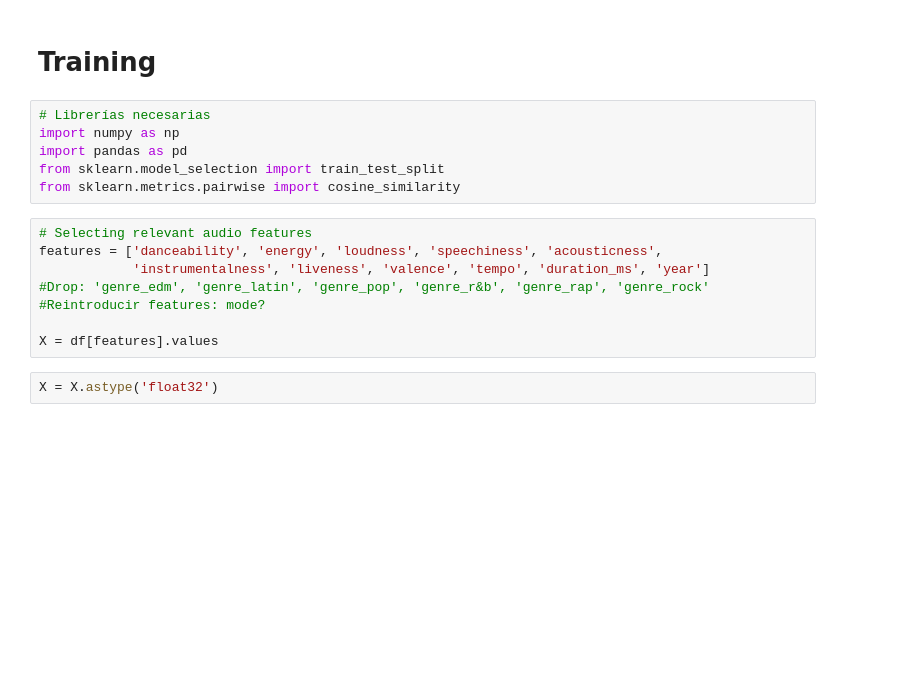
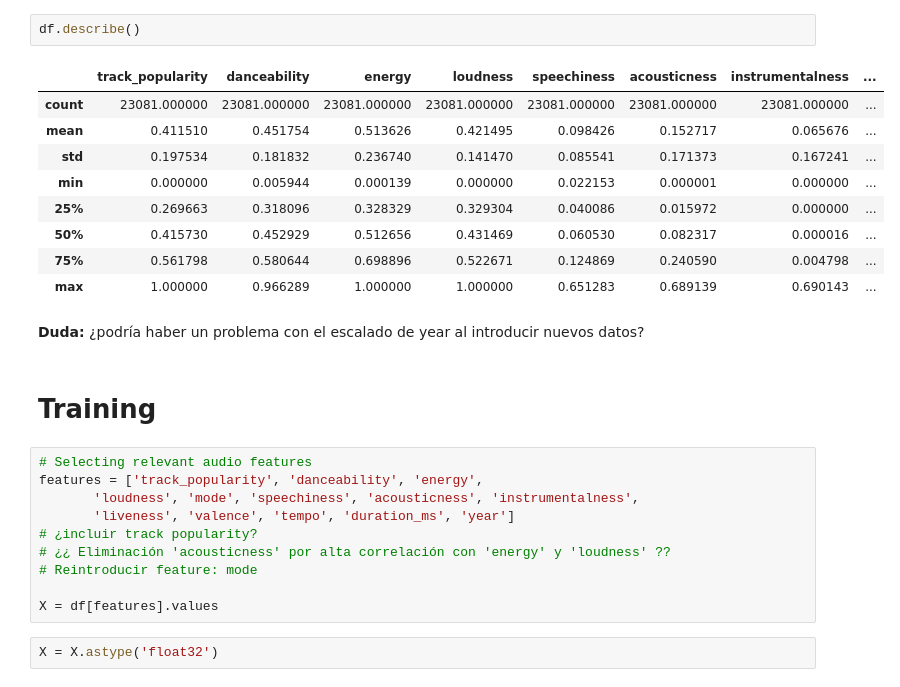
Before and after one commit to mlmicozzi/AprendizajeMaquinaII, a Jupyter notebook: spotify-recommender.ipynb, the cells around one changed output. Cells and saved outputs as stored; diff of their text form; blank space fills up the shorter version.

```diff
--- a/spotify-recommender.ipynb
+++ b/spotify-recommender.ipynb
@@ -7,17 +22,27 @@ df.head()
+# %%
+df.describe()
+# %% [output]
+|  | track_popularity | danceability | energy | loudness | speechiness | acousticness | instrumentalness | ... |
+| count | 23081.000000 | 23081.000000 | 23081.000000 | 23081.000000 | 23081.000000 | 23081.000000 | 23081.000000 | ... |
+| mean | 0.411510 | 0.451754 | 0.513626 | 0.421495 | 0.098426 | 0.152717 | 0.065676 | ... |
+| std | 0.197534 | 0.181832 | 0.236740 | 0.141470 | 0.085541 | 0.171373 | 0.167241 | ... |
+| min | 0.000000 | 0.005944 | 0.000139 | 0.000000 | 0.022153 | 0.000001 | 0.000000 | ... |
+| 25% | 0.269663 | 0.318096 | 0.328329 | 0.329304 | 0.040086 | 0.015972 | 0.000000 | ... |
+| 50% | 0.415730 | 0.452929 | 0.512656 | 0.431469 | 0.060530 | 0.082317 | 0.000016 | ... |
+| 75% | 0.561798 | 0.580644 | 0.698896 | 0.522671 | 0.124869 | 0.240590 | 0.004798 | ... |
+| max | 1.000000 | 0.966289 | 1.000000 | 1.000000 | 0.651283 | 0.689139 | 0.690143 | ... |
+# %% [markdown]
+**Duda:** ¿podría haber un problema con el escalado de year al introducir nuevos datos?
 # %% [markdown]
 # Training
-# %%
-# Librerías necesarias
-import numpy as np
-import pandas as pd
-from sklearn.model_selection import train_test_split
-from sklearn.metrics.pairwise import cosine_similarity
 # %%
 # Selecting relevant audio features
-features = ['danceability', 'energy', 'loudness', 'speechiness', 'acousticness',
-            'instrumentalness', 'liveness', 'valence', 'tempo', 'duration_ms', 'year']
-#Drop: 'genre_edm', 'genre_latin', 'genre_pop', 'genre_r&b', 'genre_rap', 'genre_rock'
-#Reintroducir features: mode?
+features = ['track_popularity', 'danceability', 'energy',
+       'loudness', 'mode', 'speechiness', 'acousticness', 'instrumentalness',
+       'liveness', 'valence', 'tempo', 'duration_ms', 'year']
+# ¿incluir track popularity?
+# ¿¿ Eliminación 'acousticness' por alta correlación con 'energy' y 'loudness' ??
+# Reintroducir feature: mode
 
 X = df[features].values
 # %%
```
Also changed, not shown: parts of 29 cells of this notebook, 2 other files.
